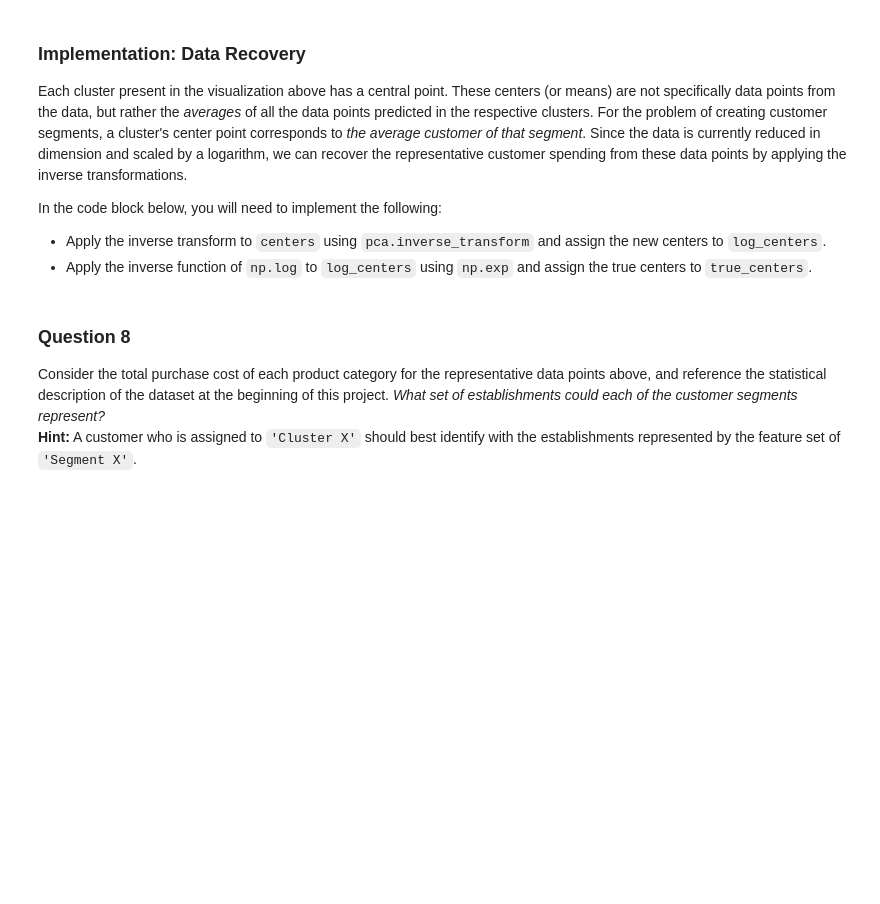
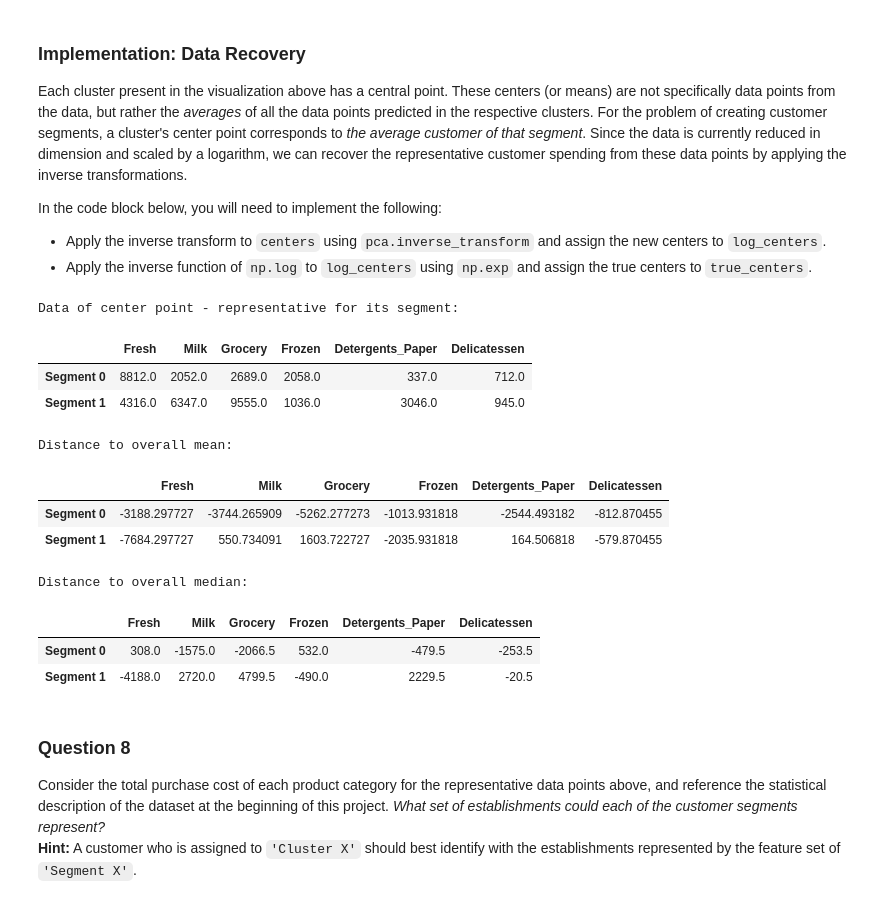
Before and after one commit to dungpt3003/machine-learning, a Jupyter notebook: projects/customer_segments/customer_segments.ipynb, the cells around one changed output. Drawn from its saved outputs; the diff is of its cells as text; code cells hidden in the pictures; blank space fills up the shorter version.

Commit message:
feat: Complete customer_segments project

```diff
--- a/projects/customer_segments/customer_segments.ipynb
+++ b/projects/customer_segments/customer_segments.ipynb
@@ -391,17 +421,38 @@ In the code block below, you will need to implement the following:
  - Apply the inverse transform to `centers` using `pca.inverse_transform` and assign the new centers to `log_centers`.
  - Apply the inverse function of `np.log` to `log_centers` using `np.exp` and assign the true centers to `true_centers`.
 # %%
-# TODO: Inverse transform the centers
-log_centers = None
+# Inverse transform the centers
+log_centers = pca.inverse_transform(centers)
 
 # TODO: Exponentiate the centers
-true_centers = None
+true_centers = np.exp(log_centers)
 
 # Display the true centers
 segments = ['Segment {}'.format(i) for i in range(0,len(centers))]
 true_centers = pd.DataFrame(np.round(true_centers), columns = data.keys())
 true_centers.index = segments
+
+print("Data of center point - representative for its segment:")
 display(true_centers)
+
+print("Distance to overall mean:")
+display(true_centers - data.mean())
+
+print("Distance to overall median:")
+display(true_centers - data.median())
+# %% [output]
+Data of center point - representative for its segment:
+|  | Fresh | Milk | Grocery | Frozen | Detergents_Paper | Delicatessen |
+| Segment 0 | 8812.0 | 2052.0 | 2689.0 | 2058.0 | 337.0 | 712.0 |
+| Segment 1 | 4316.0 | 6347.0 | 9555.0 | 1036.0 | 3046.0 | 945.0 |
+Distance to overall mean:
+|  | Fresh | Milk | Grocery | Frozen | Detergents_Paper | Delicatessen |
+| Segment 0 | -3188.297727 | -3744.265909 | -5262.277273 | -1013.931818 | -2544.493182 | -812.870455 |
+| Segment 1 | -7684.297727 | 550.734091 | 1603.722727 | -2035.931818 | 164.506818 | -579.870455 |
+Distance to overall median:
+|  | Fresh | Milk | Grocery | Frozen | Detergents_Paper | Delicatessen |
+| Segment 0 | 308.0 | -1575.0 | -2066.5 | 532.0 | -479.5 | -253.5 |
+| Segment 1 | -4188.0 | 2720.0 | 4799.5 | -490.0 | 2229.5 | -20.5 |
 # %% [markdown]
 ### Question 8
 Consider the total purchase cost of each product category for the representative data points above, and reference the statistical description of the dataset at the beginning of this project. *What set of establishments could each of the customer segments represent?*
```
Also changed, not shown: parts of 16 cells of this notebook, 1 other file.
